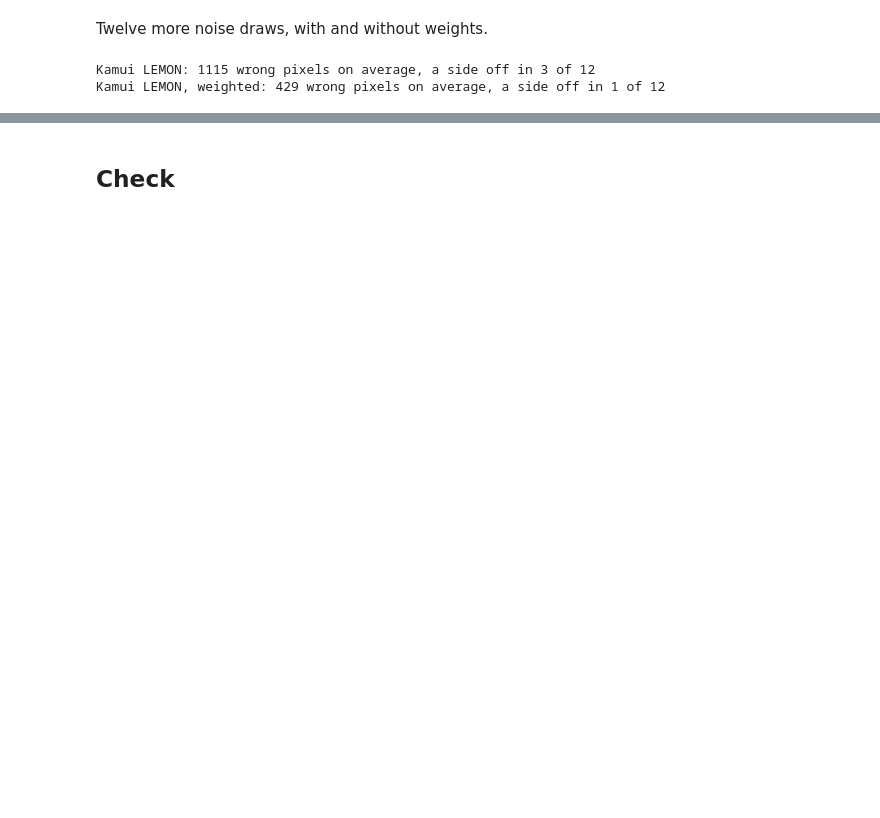
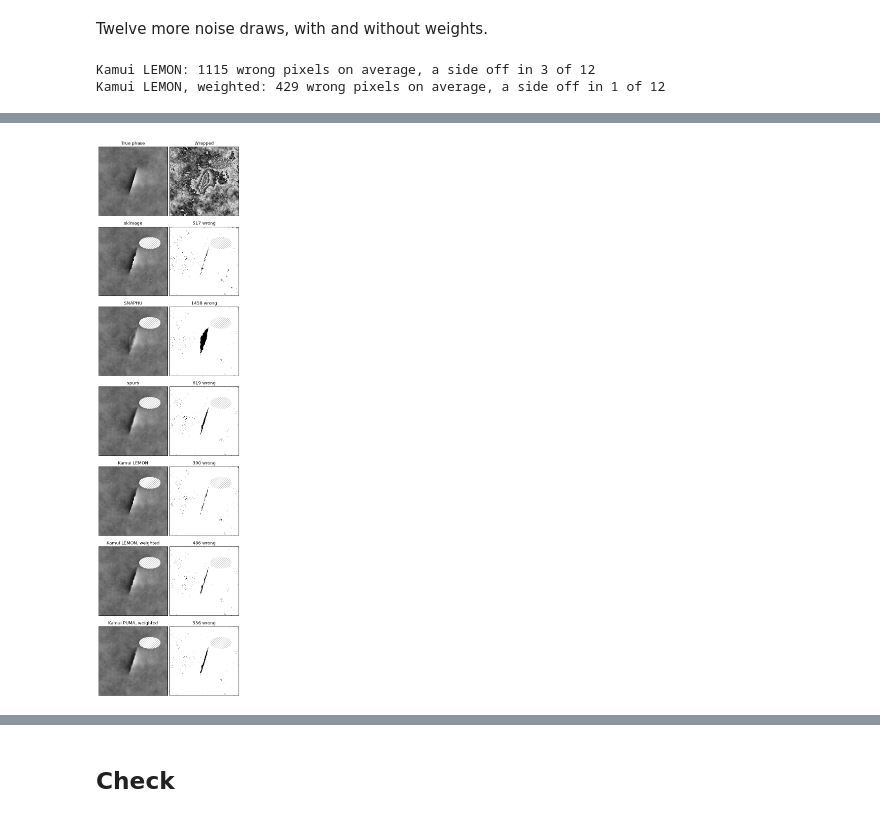
Before and after one commit to yoyolicoris/kamui, a Jupyter notebook: examples/synthetic_images.ipynb, the cells around one changed output, grey strips where cells are left out. Drawn from its saved outputs; the diff is of its cells as text; code cells hidden in the pictures; blank space fills up the shorter version.

```diff
--- a/examples/synthetic_images.ipynb
+++ b/examples/synthetic_images.ipynb
@@ -101,8 +97,18 @@ def n_errors(unwrapped, truth):
     return int(np.sum(np.abs(cycle_errors(unwrapped, truth)) > 0.5))
 
 
-def compare(truth, wrapped, results):
-    """Plot the true and wrapped phase, then one row per result: it and its wrong pixels."""
+def compare(truth, wrapped, methods=METHODS, exclude=None):
+    """Unwrap `wrapped` with each method, plot each result beside its wrong pixels, and time it.
+
+    Pixels in the boolean mask `exclude` are left out of the plots and counts. Returns the results.
+    """
+    results, seconds = {}, {}
+    for name, unwrap in methods.items():
+        start = perf_counter()
+        unwrapped = unwrap(wrapped)
+        seconds[name] = perf_counter() - start
+        results[name] = unwrapped if exclude is None else np.where(exclude, np.nan, unwrapped)
+
     nrows = 1 + len(results)
     height, width = truth.shape
     panel = 2.8
@@ -131,6 +137,9 @@ def compare(truth, wrapped, results):
         right.imshow(wrong, cmap="gray_r", vmin=0, vmax=1)
         right.set_title(f"{n_errors(unwrapped, truth)} wrong")
     plt.show()
+    for name, elapsed in seconds.items():
+        print(f"{name} took {elapsed * 1000:.0f} ms")
+    return results
 # %% [markdown]
 ## Plane Wave
 
@@ -298,0 +407,12 @@ Kamui PUMA took 1.07 s
+# %%
+along = (yy3 - 73) / 110  # 0 and 1 at the rupture's tips
+slip = 12 * np.pi * np.sin(np.pi * np.clip(along, 0, 1))
+across = xx3 - 128 + 0.3 * (yy3 - M / 2)  # distance from the fault trace, roughly
+quake = slip / np.pi * np.arctan(15 / np.where(across == 0, 1e-9, across)) + atmosphere
+
+rupture = (np.abs(across) < 3) & (along > 0) & (along < 1)
+quake_coherence = np.where(rupture, np.minimum(scene_coherence, 0.2), scene_coherence)
+wrapped_quake, quake_sample_coherence = interferogram(quake, quake_coherence, 3, rng)
+quake_results = compare(quake, wrapped_quake, insar_methods(quake_sample_coherence), exclude=lake)
+# %% [output]
+[figure, added]
```
Also changed, not shown: parts of 17 cells of this notebook, 1 other file.
